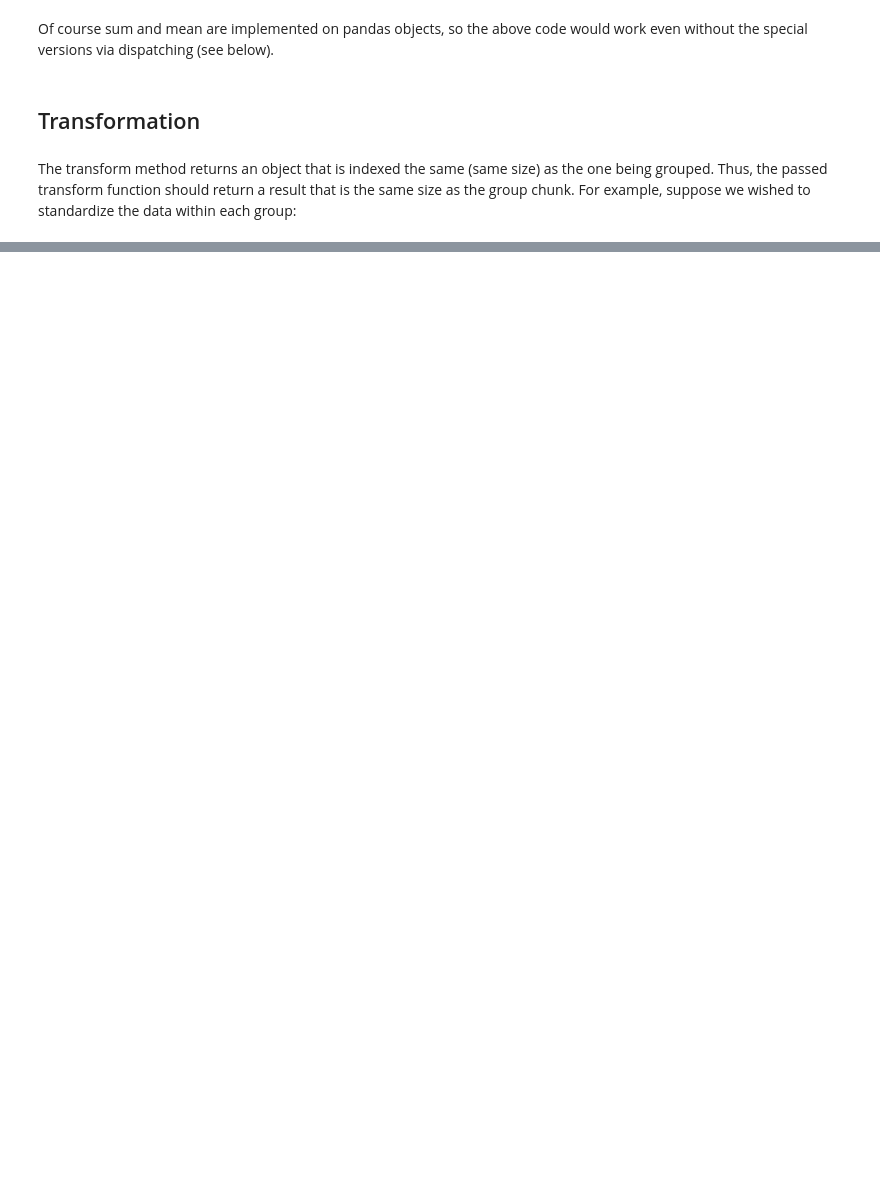
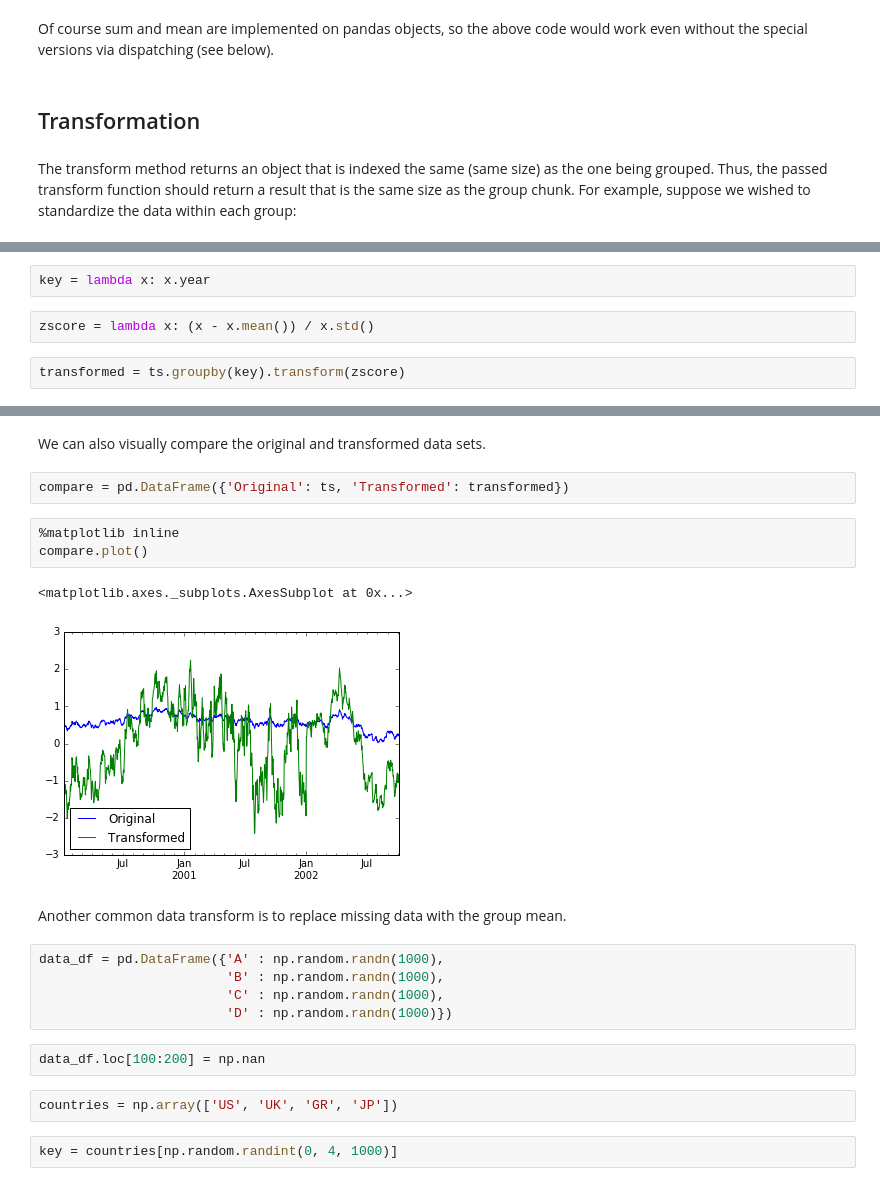
Before and after one commit to gardnmi/Pandas-Tutorials, a Jupyter notebook: Group By- split-apply-combine.ipynb, the cells around one changed output, grey strips where cells are left out. Cells and saved outputs as stored; diff of their text form; blank space fills up the shorter version.

```diff
--- a/Group By- split-apply-combine.ipynb
+++ b/Group By- split-apply-combine.ipynb
@@ -653,0 +710,6 @@ The transform method returns an object that is indexed the same (same size) as t
+# %%
+key = lambda x: x.year
+# %%
+zscore = lambda x: (x - x.mean()) / x.std()
+# %%
+transformed = ts.groupby(key).transform(zscore)
@@ -653,0 +750,23 @@ The transform method returns an object that is indexed the same (same size) as t
+# %% [markdown]
+We can also visually compare the original and transformed data sets.
+# %%
+compare = pd.DataFrame({'Original': ts, 'Transformed': transformed})
+# %%
+%matplotlib inline
+compare.plot()
+# %% [output]
+<matplotlib.axes._subplots.AxesSubplot at 0x...>
+[figure, added]
+# %% [markdown]
+Another common data transform is to replace missing data with the group mean.
+# %%
+data_df = pd.DataFrame({'A' : np.random.randn(1000),
+                        'B' : np.random.randn(1000),
+                        'C' : np.random.randn(1000),
+                        'D' : np.random.randn(1000)})
+# %%
+data_df.loc[100:200] = np.nan
+# %%
+countries = np.array(['US', 'UK', 'GR', 'JP'])
+# %%
+key = countries[np.random.randint(0, 4, 1000)]
```
Also changed, not shown: parts of 204 cells of this notebook.
